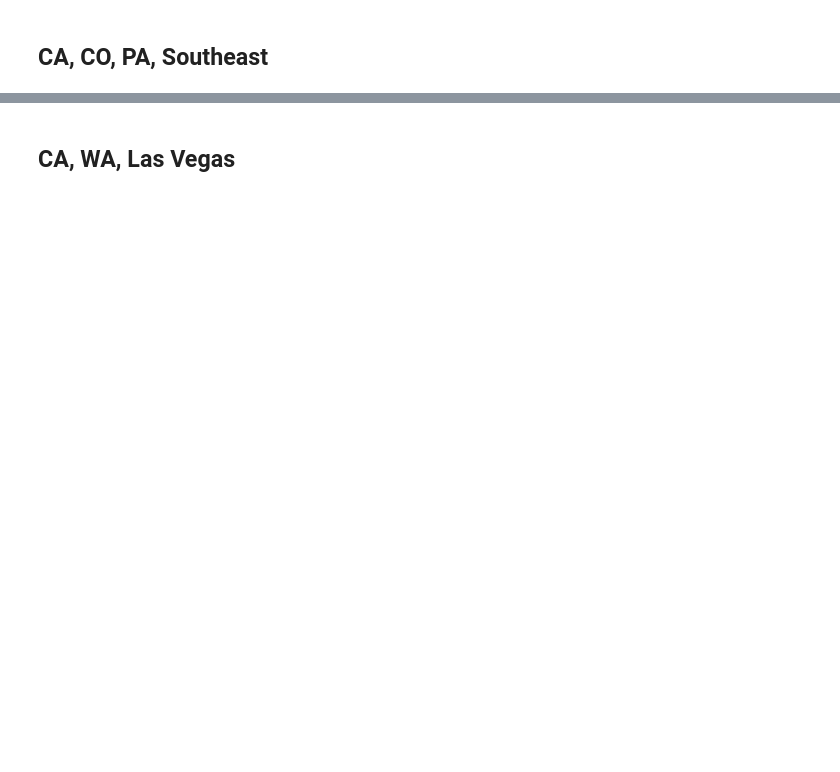
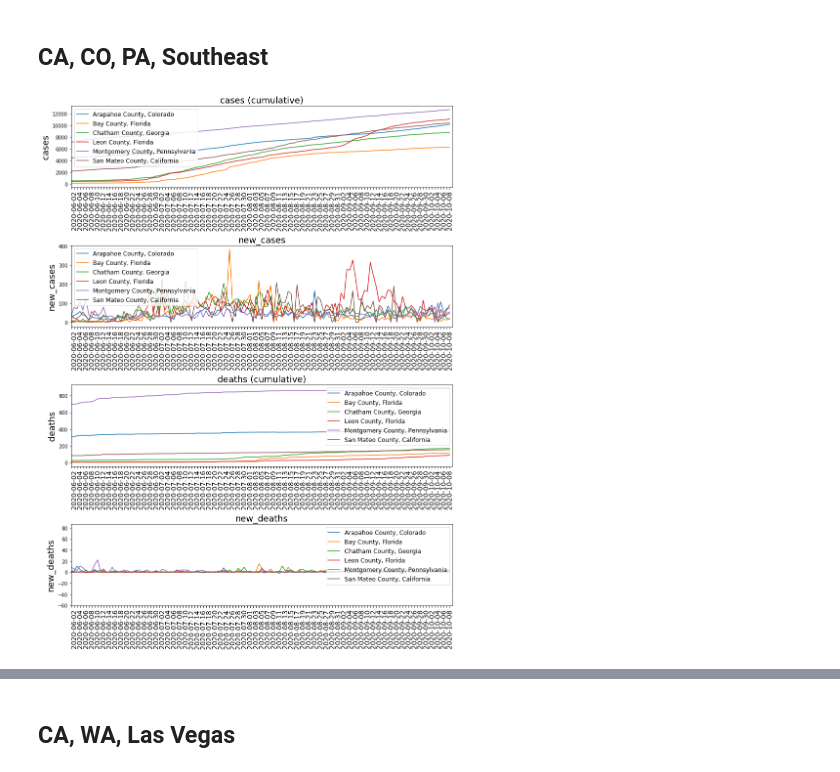
Before and after one commit to benslack19/covid_cases_by_county, a Jupyter notebook: covid_by_county.ipynb, the cells around one changed output, grey strips where cells are left out. Drawn from its saved outputs; the diff is of its cells as text; code cells hidden in the pictures; blank space fills up the shorter version.

```diff
--- a/covid_by_county.ipynb
+++ b/covid_by_county.ipynb
@@ -224,11 +236,13 @@ plot_all_categories_for_county(states, counties, "2020-06-01")
 # %%
 states = ["Colorado", "California", "Pennsylvania", "Georgia", "Florida"]
 counties = [
     "Arapahoe County, Colorado",
     "Chatham County, Georgia",
     "Montgomery County, Pennsylvania",
-    "Leon Countydd, Florida",
+    "Leon County, Florida",
     "Bay County, Florida",
     "San Mateo County, California",
 ]
 plot_all_categories_for_county(states, counties, "2020-06-01")
+# %% [output]
+[figure, added]
```
Also changed, not shown: parts of 8 cells of this notebook.
